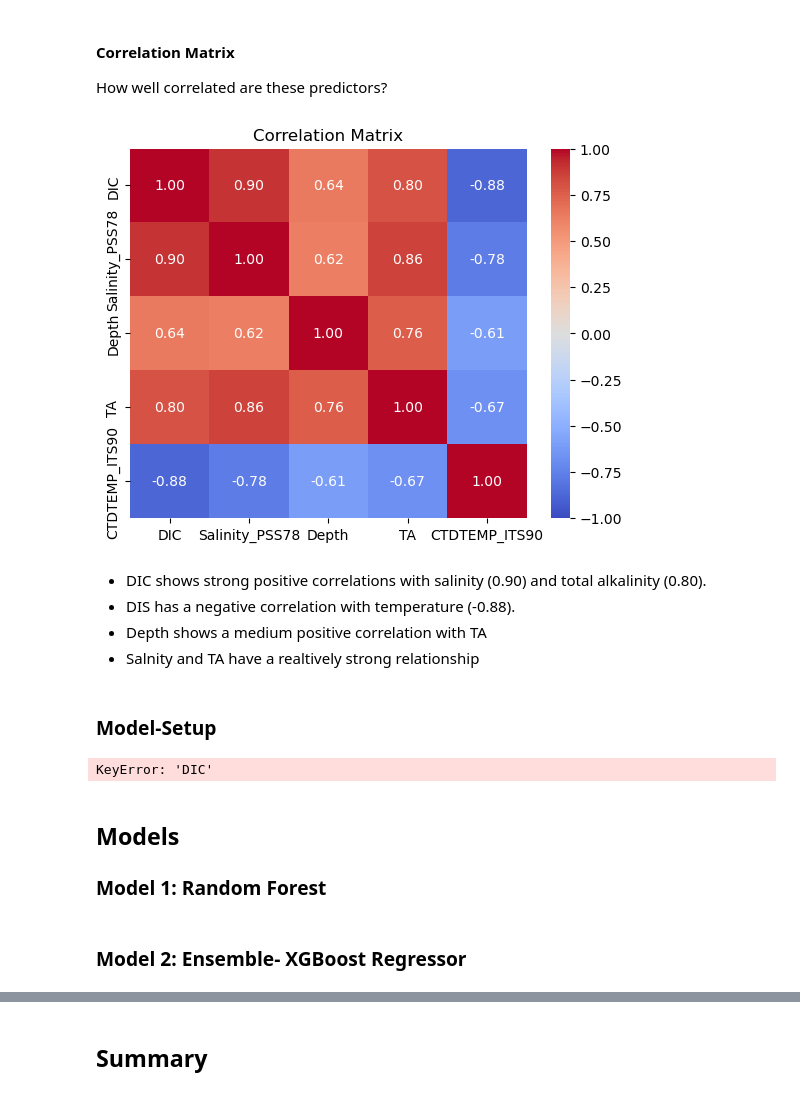
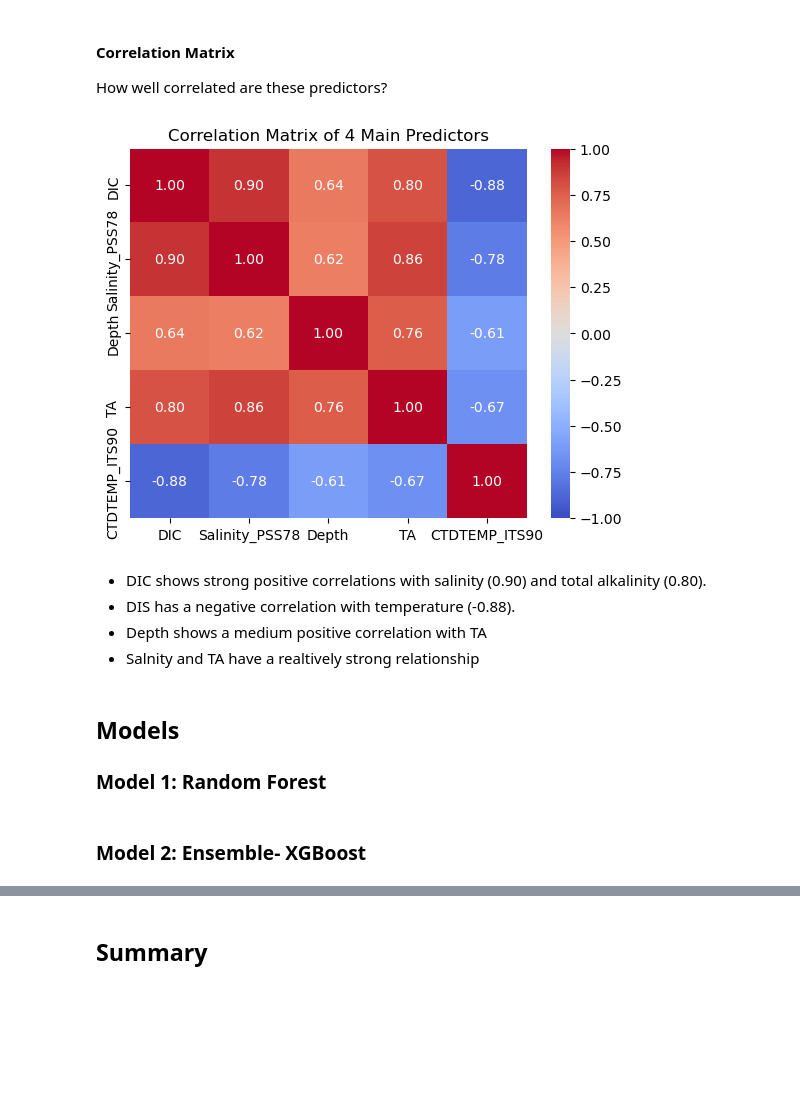
Before and after one commit to sofiasarak/eds232-kaggle-competition, a Jupyter notebook: submission.ipynb, the cells around one changed output, grey strips where cells are left out. Cells and saved outputs as stored; diff of their text form; code cells hidden in the pictures; blank space fills up the shorter version.

```diff
--- a/submission.ipynb
+++ b/submission.ipynb
@@ -137,32 +138,20 @@ How well correlated are these predictors?
 # %%
 cols = ['DIC', 'Salinity_PSS78', 'Depth', 'TA', 'CTDTEMP_ITS90']  # adjust to your column names
 corr = train[cols].corr()
 
 sns.heatmap(corr, annot=True, fmt=".2f", cmap="coolwarm", vmin=-1, vmax=1)
-plt.title("Correlation Matrix")
+plt.title("Correlation Matrix of 4 Main Predictors")
 plt.show()
 # %% [output]
-[figure, old version]
+[figure, new version]
 # %% [markdown]
 - DIC shows strong positive correlations with salinity (0.90) and total alkalinity (0.80).
 - DIS has a negative correlation with temperature (-0.88).
 - Depth shows a medium positive correlation with TA
 - Salnity and TA have a realtively strong relationship
-# %% [markdown]
-### Model-Setup
-# %%
-# Create training predictors and response
-X_train = train[['Salinity_PSS78', 'Depth', 'TA', 'CTDTEMP_ITS90']]
-y_train = train['DIC']
-
-# Create test sets
-X_test = test[['Salinity_PSS78', 'Depth', 'TA', 'CTDTEMP_ITS90']]
-y_test = test['DIC'] # FIGURE OUT THE COLUMN
-# %% [output]
-KeyError: 'DIC'
 # %% [markdown]
 ## Models
 
 ### Model 1: Random Forest
 # %% [markdown]
-### Model 2: Ensemble- XGBoost Regressor
+### Model 2: Ensemble- XGBoost
```
Also changed, not shown: parts of 9 cells of this notebook.
